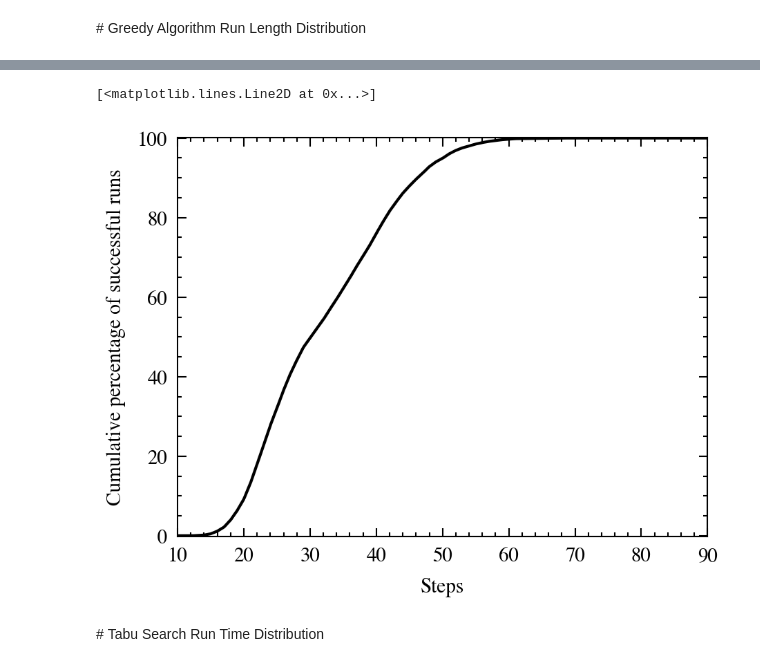
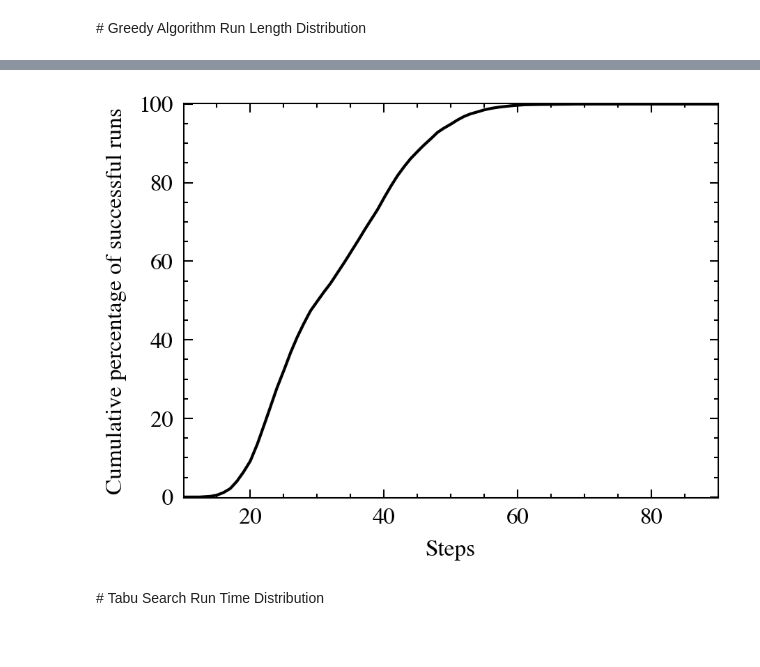
Before and after one commit to rienath/Estimating-Penalty-Coefficients-for-QUBO-Problems, a Jupyter notebook: Project and Deliverables/Implementation/Notebooks/Multiple Knapsack.ipynb, the cells around one changed output, grey strips where cells are left out. Cells and saved outputs as stored; diff of their text form; code cells hidden in the pictures.

Commit message:
Methodify Run Time/Length Distribution code

```diff
--- a/Project and Deliverables/Implementation/Notebooks/Multiple Knapsack.ipynb
+++ b/Project and Deliverables/Implementation/Notebooks/Multiple Knapsack.ipynb
@@ -286,26 +285,3 @@ seed = 0
 repeats = 10000
 sampler = greedy.SteepestDescentSampler()
 response =  sampler.sample_qubo(QUBOs[problem_num], seed=seed, num_reads=repeats)
-# %%
-steps = []
-energies = []
-
-for step, energy in response.data(fields=['num_steps', 'energy'], sorted_by='num_steps'):
-    steps.append(step)
-    energies.append(energy)
-
-# Sort both lists by the number of steps
-steps, eneriges = (list(elements) for elements in zip(*sorted(zip(steps, energies))))
-# Our target is the mean energy
-target = (sum(eneriges)/len(eneriges))
-# Find runs that got energy above our target
-successful = [i < target for i in energies]
-# Make a dataframe
-rld = pd.DataFrame({'Steps' : steps, 'Successful' : successful})
-# Sum successful runs by repeating steps
-rld = rld.groupby(by=['Steps'], axis=0).sum()
-# Calculate cumulative number of successful runs
-rld['Cumulative'] = rld['Successful'].cumsum()
-# Calculate cumulative percentage of successful runs
-rld['Cumulative Percentage'] = rld['Cumulative']/max(rld['Cumulative']) * 100
-rld
@@ -327,25 +287,0 @@ rld
-# %%
-# Set plot styles
-plt.style.use(['science', 'no-latex', 'ieee'])
-# Set limits
-# x-axis limits are floor and ceiling to nearest 10 of max and min values
-lowest_steps = math.floor(rld.index[0]/10)*10
-highest_steps = math.ceil(rld.index[-1]/10)*10
-offset = 0.2 # Offset is needed to see the line at graph borders
-plt.axis((lowest_steps, highest_steps, 0-offset, 100+offset))
-# Set labels and dpi
-plt.xlabel("Steps")
-plt.ylabel("Cumulative percentage of successful runs")
-plt.gcf().set_dpi(300)
-# Smooth the line, otherwise it will look like a staircase
-steps_new = np.linspace(lowest_steps, highest_steps, 500) # Create more points for x-axis
-spl = make_interp_spline(rld.index, rld['Cumulative Percentage'], k=1)
-smooth_percentage = spl(steps_new)
-# Limit smoothed values to 0-100 too
-smooth_percentage = [0 if i < 0 else i for i in smooth_percentage]
-smooth_percentage = [100 if i > 100 else i for i in smooth_percentage]
-# Make a plot
-plt.plot(steps_new, smooth_percentage)
-# %% [output]
-[<matplotlib.lines.Line2D at 0x...>]
-[figure, removed]
@@ -352,3 +387,7 @@ plt.plot(steps_new, smooth_percentage)
+# %%
+Figure.run_length_distribution(response)
+# %% [output]
+[figure, added]
 # %% [markdown]
 # Tabu Search Run Time Distribution
 # %%
```
Also changed, not shown: parts of 8 cells of this notebook, 1 other file.
